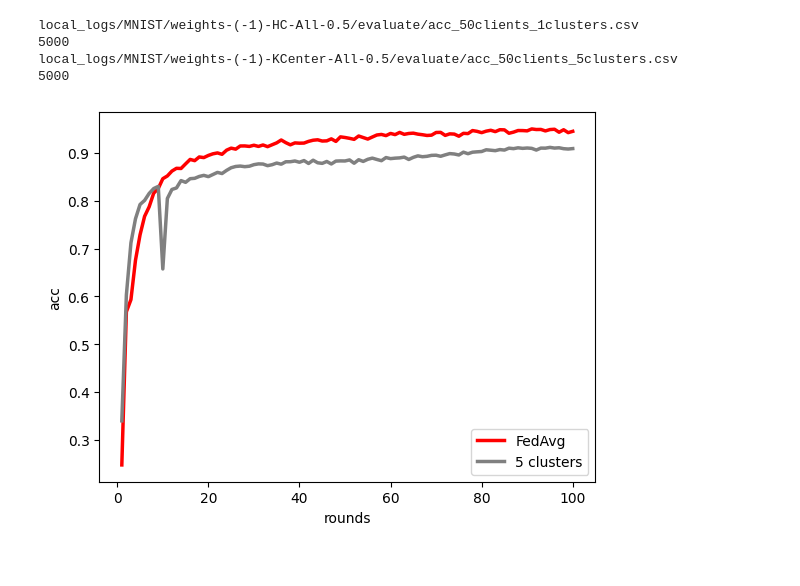
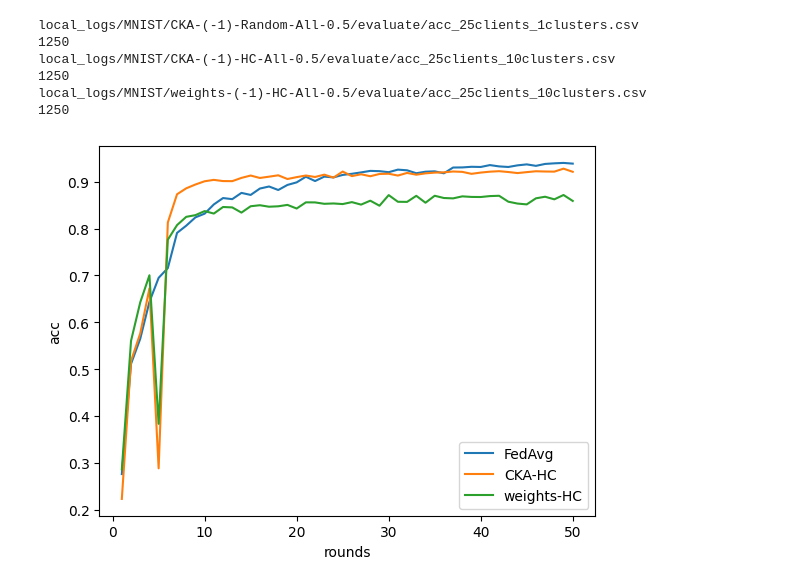
Before and after one commit to GabrielTalasso/FedSCCS, a Jupyter notebook: analysis_mnist.ipynb, the cells around one changed output. Saved outputs shown, nothing was run; the diff lists cells and outputs as text; code cells hidden in the pictures.

```diff
--- a/analysis_mnist.ipynb
+++ b/analysis_mnist.ipynb
@@ -11,29 +11,33 @@ import seaborn as sns
 # %%
 #comparando o numero de clusters
 
 metric = 'weights'
 selection = 'All'
-method = 'KCenter'
+n_clust = 10
+method = 'HC'
 
-files = {'FedAvg':      f'local_logs/MNIST/weights-(-1)-HC-{selection}-0.5/evaluate/acc_50clients_1clusters.csv',
-         '5 clusters':  f'local_logs/MNIST/{metric}-(-1)-{method}-{selection}-0.5/evaluate/acc_50clients_5clusters.csv' }
+files = {'FedAvg':      f'local_logs/MNIST/CKA-(-1)-Random-All-0.5/evaluate/acc_25clients_1clusters.csv',
+         'CKA-HC':      f'local_logs/MNIST/CKA-(-1)-HC-{selection}-0.5/evaluate/acc_25clients_{n_clust}clusters.csv',
+         f'{metric}-{method}':  f'local_logs/MNIST/{metric}-(-1)-{method}-{selection}-0.5/evaluate/acc_25clients_{n_clust}clusters.csv' }
 
-solucoes = ['FedAvg','5 clusters']
-colors =  {'FedAvg':'r', '2 clusters'   :'k', '5 clusters':'gray' , '10 clusters':'blue' ,'20 clusters':'cyan'}
-styles =  {'FedAvg':'-', '2 clusters'   :'-.', '5 clusters':':' , '10 clusters':'--' ,'20 clusters':'-'}
-markers = {'FedAvg':'>', '2 clusters'   :'X', '5 clusters':'o' , '10 clusters':'v' ,'20 clusters':'s'}
-
+solucoes = ['FedAvg','CKA-HC', f'{metric}-{method}']
 
 for sol in solucoes:
     print(files[sol])
+
+    clust_path = 'local_logs/MNIST/{metric}-(-1)-{method}-POC-0.5/clusters_25clients_{n_clust}clusters.txt'
+
+
     acc =  pd.read_csv(files[sol] , names=['rounds', 'client', 'acc', 'loss'],  on_bad_lines='skip')
     print(len(acc))
 
     sns.lineplot(acc.groupby('rounds').mean(), y = 'acc', x = 'rounds',
-                  linewidth = 2.5, color = colors[sol],  label=sol)
+                   label=sol)
 # %% [output]
-local_logs/MNIST/weights-(-1)-HC-All-0.5/evaluate/acc_50clients_1clusters.csv
-5000
-local_logs/MNIST/weights-(-1)-KCenter-All-0.5/evaluate/acc_50clients_5clusters.csv
-5000
+local_logs/MNIST/CKA-(-1)-Random-All-0.5/evaluate/acc_25clients_1clusters.csv
+1250
+local_logs/MNIST/CKA-(-1)-HC-All-0.5/evaluate/acc_25clients_10clusters.csv
+1250
+local_logs/MNIST/weights-(-1)-HC-All-0.5/evaluate/acc_25clients_10clusters.csv
+1250
-[figure, old version]
+[figure, new version]
```
Also changed, not shown: parts of 1 cell of this notebook, 9 other files.
